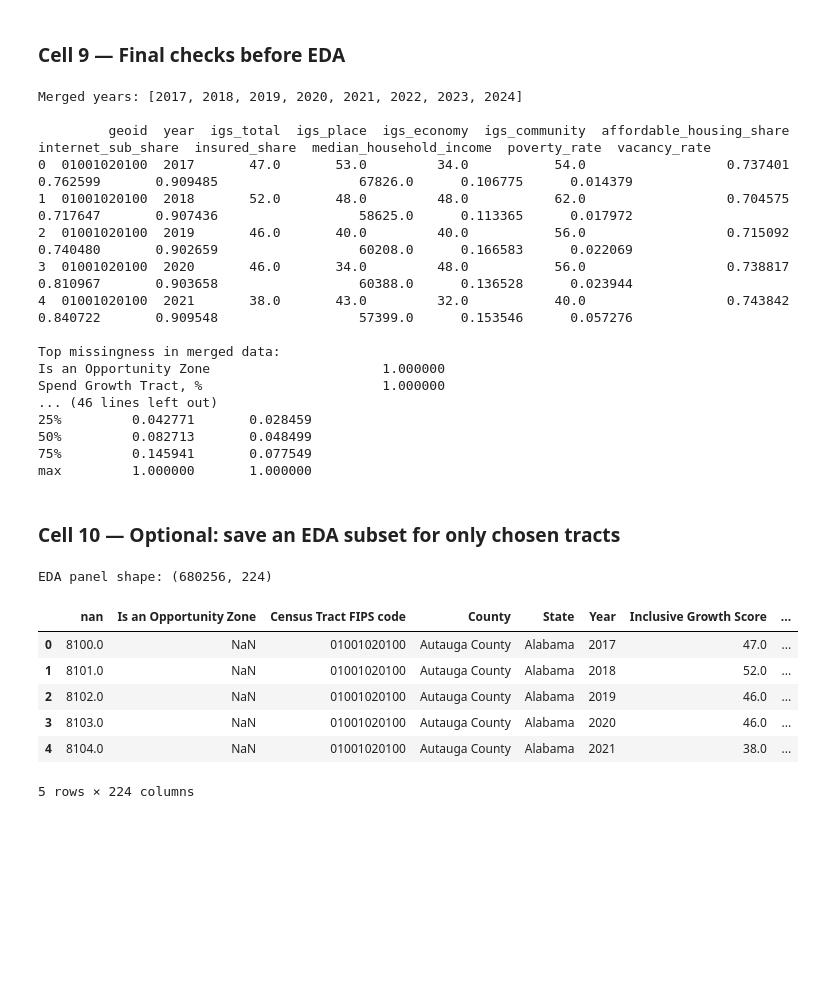
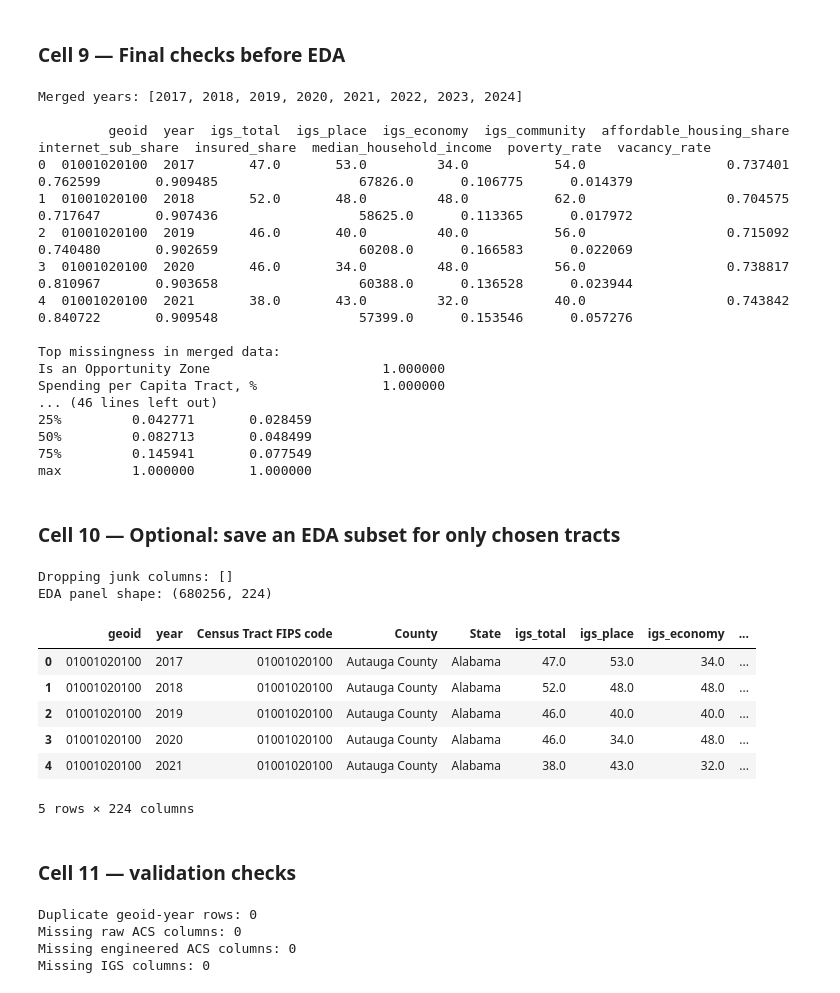
Before and after one commit to kareem-weaver/apple-sauce, a Jupyter notebook: src/final_model.ipynb, the cells around one changed output. Saved outputs shown, nothing was run; the diff lists cells and outputs as text; code cells hidden in the pictures; blank space fills up the shorter version.

```diff
--- a/src/final_model.ipynb
+++ b/src/final_model.ipynb
@@ -779,9 +712,10 @@ Duplicate geoid-year rows: 0
 # %% [markdown]
 ### Cell 9 — Final checks before EDA
 # %%
-print("Merged years:", sorted(model_df["year"].dropna().unique().tolist()))
+print("Merged years:", sorted(model_df_full["year"].dropna().unique().tolist()))
 print()
-print(model_df[[
+
+print(model_df_full[[
     "geoid", "year", "igs_total", "igs_place", "igs_economy", "igs_community",
     "affordable_housing_share", "internet_sub_share", "insured_share",
     "median_household_income", "poverty_rate", "vacancy_rate"
@@ -789,7 +723,7 @@ print(model_df[[
 
 print()
 print("Top missingness in merged data:")
-print(model_df.isna().mean().sort_values(ascending=False).head(30))
+print(model_df_full.isna().mean().sort_values(ascending=False).head(30))
 
 print()
 print("Core numeric summary:")
@@ -807,7 +741,7 @@ core_cols = [
     "vacancy_rate",
     "unemp_rate",
 ]
-print(model_df[core_cols].describe())
+print(model_df_full[core_cols].describe())
 # %% [output]
 Merged years: [2017, 2018, 2019, 2020, 2021, 2022, 2023, 2024]
 
@@ -820,7 +754,7 @@ Merged years: [2017, 2018, 2019, 2020, 2021, 2022, 2023, 2024]
 
 Top missingness in merged data:
 Is an Opportunity Zone                      1.000000
-Spend Growth Tract, %                       1.000000
+Spending per Capita Tract, %                1.000000
 ... (46 lines left out)
 25%         0.042771       0.028459
 50%         0.082713       0.048499
@@ -829,27 +763,62 @@ max         1.000000       1.000000
 # %% [markdown]
 ###  Cell 10 — Optional: save an EDA subset for only chosen tracts
 # %%
-# eda_df = filter_tracts(model_df, TARGET_TRACTS)
+# Cell 10 — final EDA panel cleanup + save
 
-# if SAVE_INTERMEDIATE:
-#     safe_save_parquet(eda_df, OUT_DIR / "eda_panel.parquet")
+eda_df = model_df_full.copy()   # use model_df_full, not model_df
 
-# print("EDA panel shape:", eda_df.shape)
-# eda_df.head()
+# drop junk unnamed / NaN column names from the original IGS export
+junk_cols = [c for c in eda_df.columns if pd.isna(c) or str(c).startswith("Unnamed")]
+print("Dropping junk columns:", junk_cols)
 
-eda_df = model_df_full.copy()
+eda_df = eda_df.drop(columns=junk_cols, errors="ignore")
+
+# optional: reorder key columns to the front
+front_cols = [
+    c for c in [
+        "geoid", "year", "Census Tract FIPS code", "County", "State",
+        "igs_total", "igs_place", "igs_economy", "igs_community"
+    ] if c in eda_df.columns
+]
+other_cols = [c for c in eda_df.columns if c not in front_cols]
+eda_df = eda_df[front_cols + other_cols]
+
+print("EDA panel shape:", eda_df.shape)
 
 if SAVE_INTERMEDIATE:
-    safe_save_parquet(eda_df, OUT_DIR / "eda_panel.parquet")
+    safe_save_parquet(eda_df, OUT_DIR / "eda_panel_clean.parquet")
 
-print("EDA panel shape:", eda_df.shape)
 eda_df.head()
 # %% [output]
+Dropping junk columns: []
 EDA panel shape: (680256, 224)
-|  | nan | Is an Opportunity Zone | Census Tract FIPS code | County | State | Year | Inclusive Growth Score | ... |
-| 0 | 8100.0 | NaN | 01001020100 | Autauga County | Alabama | 2017 | 47.0 | ... |
-| 1 | 8101.0 | NaN | 01001020100 | Autauga County | Alabama | 2018 | 52.0 | ... |
-| 2 | 8102.0 | NaN | 01001020100 | Autauga County | Alabama | 2019 | 46.0 | ... |
-| 3 | 8103.0 | NaN | 01001020100 | Autauga County | Alabama | 2020 | 46.0 | ... |
-| 4 | 8104.0 | NaN | 01001020100 | Autauga County | Alabama | 2021 | 38.0 | ... |
+|  | geoid | year | Census Tract FIPS code | County | State | igs_total | igs_place | igs_economy | ... |
+| 0 | 01001020100 | 2017 | 01001020100 | Autauga County | Alabama | 47.0 | 53.0 | 34.0 | ... |
+| 1 | 01001020100 | 2018 | 01001020100 | Autauga County | Alabama | 52.0 | 48.0 | 48.0 | ... |
+| 2 | 01001020100 | 2019 | 01001020100 | Autauga County | Alabama | 46.0 | 40.0 | 40.0 | ... |
+| 3 | 01001020100 | 2020 | 01001020100 | Autauga County | Alabama | 46.0 | 34.0 | 48.0 | ... |
+| 4 | 01001020100 | 2021 | 01001020100 | Autauga County | Alabama | 38.0 | 43.0 | 32.0 | ... |
 5 rows × 224 columns
+# %% [markdown]
+### Cell 11 — validation checks
+# %%
+# Cell 11 — validation checks
+
+print("Duplicate geoid-year rows:", eda_df.duplicated(subset=["geoid", "year"]).sum())
+
+required_acs_raw = ["NAME", "state", "county", "tract"] + ACS_VARS
+missing_acs_raw = [c for c in required_acs_raw if c not in eda_df.columns]
+
+required_feats = [c for c in feats.columns if c not in ["geoid", "year"]]
+missing_feats = [c for c in required_feats if c not in eda_df.columns]
+
+missing_igs = [c for c in igs.columns if c not in eda_df.columns]
+
+print("Missing raw ACS columns:", len(missing_acs_raw))
+print("Missing engineered ACS columns:", len(missing_feats))
+print("Missing IGS columns:", len(missing_igs))
+# %% [output]
+Duplicate geoid-year rows: 0
+Missing raw ACS columns: 0
+Missing engineered ACS columns: 0
+Missing IGS columns: 0
```
Also changed, not shown: parts of 3 cells of this notebook, 1 other file.
